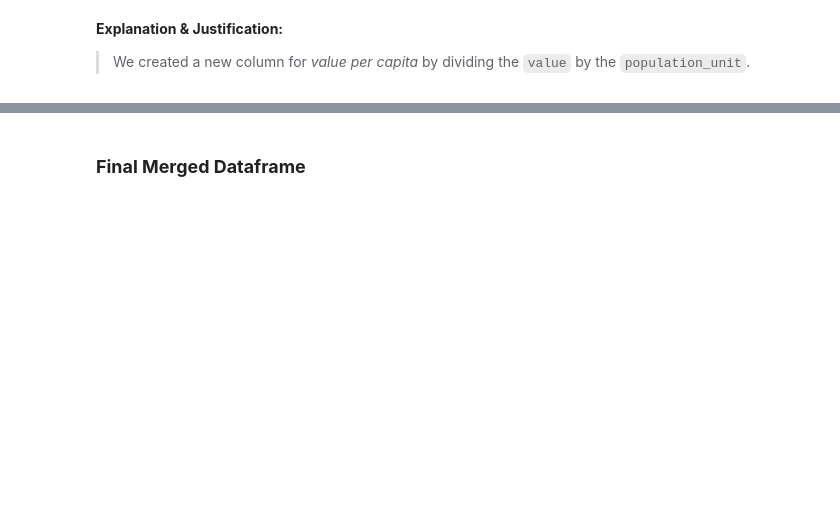
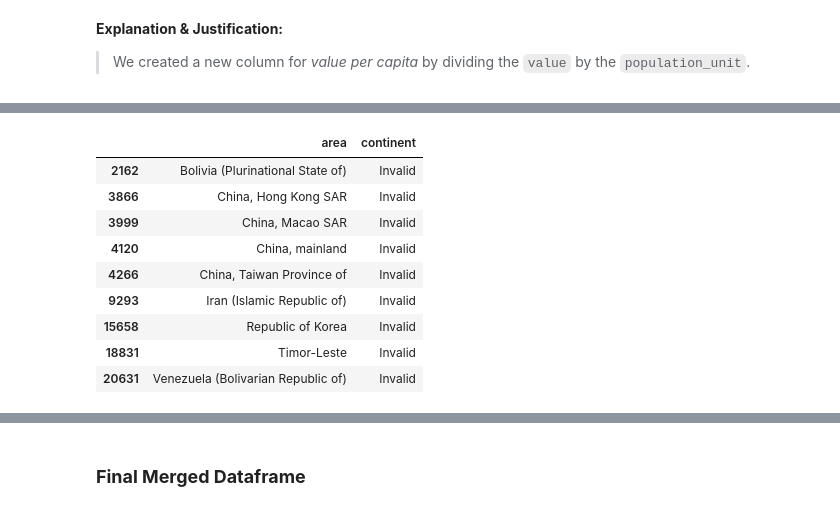
Before and after one commit to JoshuaEntrata/DataViz_Assessment1, a Jupyter notebook: Assessment1_Task1.ipynb, the cells around one changed output, grey strips where cells are left out. Cells and saved outputs as stored; diff of their text form; code cells hidden in the pictures; blank space fills up the shorter version.

```diff
--- a/Assessment1_Task1.ipynb
+++ b/Assessment1_Task1.ipynb
@@ -375,0 +406,13 @@ merged_df[['value', 'population_unit', 'value_per_capita']].sample(3)
+# %%
+merged_df[merged_df['continent'] == 'Invalid'][['area', 'continent']].drop_duplicates()
+# %% [output]
+|  | area | continent |
+| 2162 | Bolivia (Plurinational State of) | Invalid |
+| 3866 | China, Hong Kong SAR | Invalid |
+| 3999 | China, Macao SAR | Invalid |
+| 4120 | China, mainland | Invalid |
+| 4266 | China, Taiwan Province of | Invalid |
+| 9293 | Iran (Islamic Republic of) | Invalid |
+| 15658 | Republic of Korea | Invalid |
+| 18831 | Timor-Leste | Invalid |
+| 20631 | Venezuela (Bolivarian Republic of) | Invalid |
```
Also changed, not shown: parts of 13 cells of this notebook, 2 other files.
